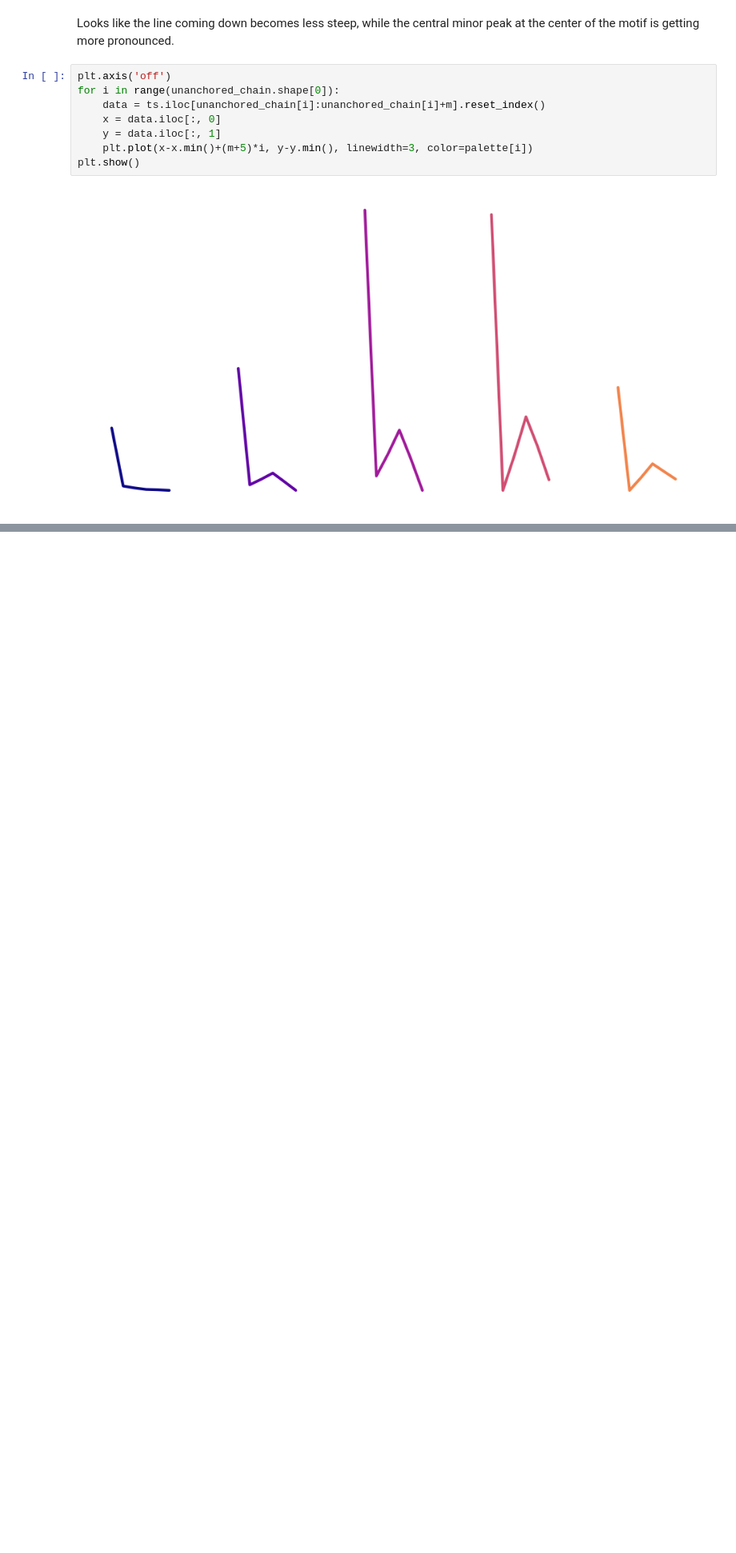
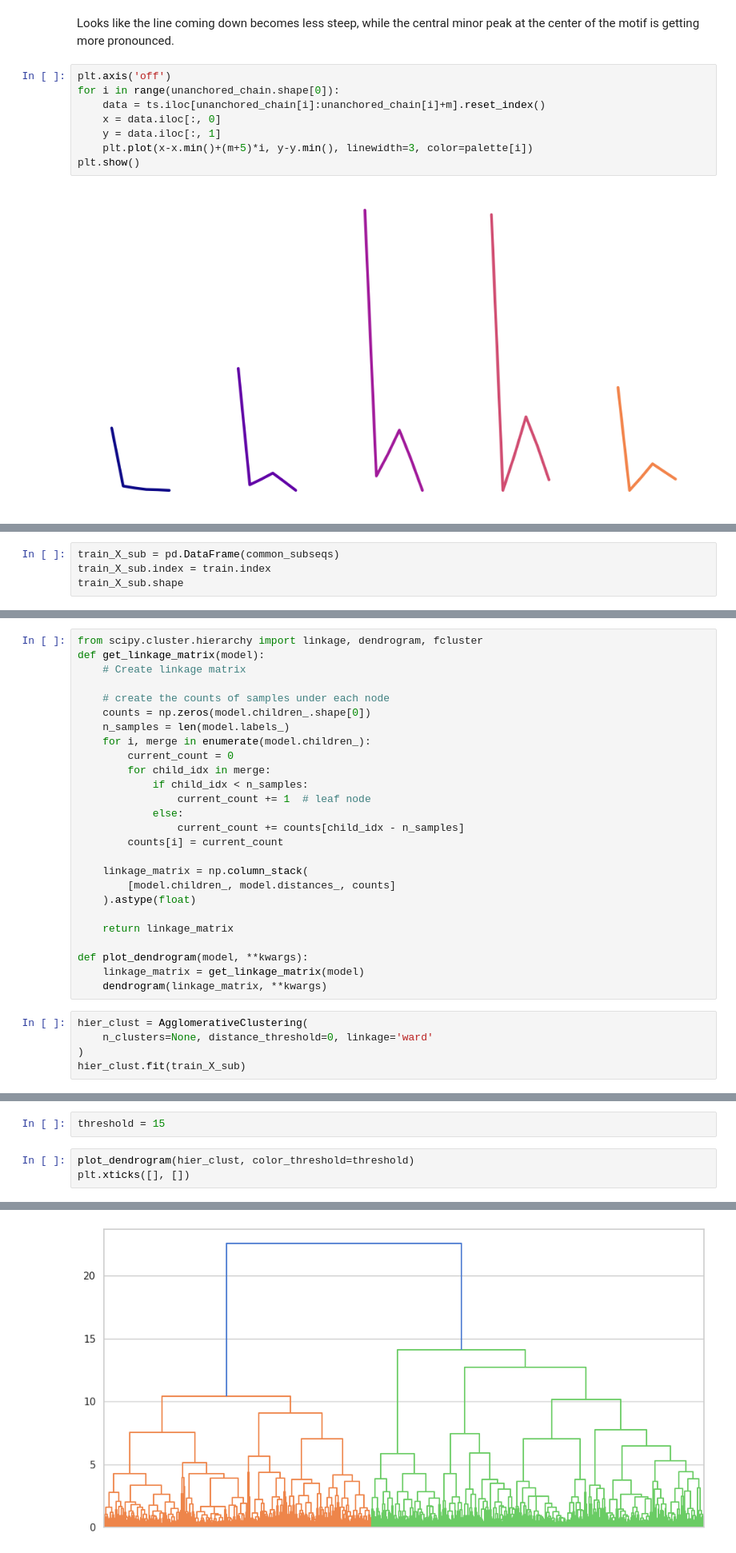
Before and after one commit to g-fabiani4-unipi/dm2_project, a Jupyter notebook: src/time_series/motifs_discords.ipynb, the cells around one changed output, grey strips where cells are left out. Shown at 80% size. Saved outputs shown, nothing was run; the diff lists cells and outputs as text; blank space fills up the shorter version.

```diff
--- a/src/time_series/motifs_discords.ipynb
+++ b/src/time_series/motifs_discords.ipynb
@@ -283,0 +370,4 @@ plt.show()
+# %%
+train_X_sub = pd.DataFrame(common_subseqs)
+train_X_sub.index = train.index
+train_X_sub.shape
@@ -283,0 +378,31 @@ plt.show()
+# %%
+from scipy.cluster.hierarchy import linkage, dendrogram, fcluster
+def get_linkage_matrix(model):
+    # Create linkage matrix
+
+    # create the counts of samples under each node
+    counts = np.zeros(model.children_.shape[0])
+    n_samples = len(model.labels_)
+    for i, merge in enumerate(model.children_):
+        current_count = 0
+        for child_idx in merge:
+            if child_idx < n_samples:
+                current_count += 1  # leaf node
+            else:
+                current_count += counts[child_idx - n_samples]
+        counts[i] = current_count
+
+    linkage_matrix = np.column_stack(
+        [model.children_, model.distances_, counts]
+    ).astype(float)
+
+    return linkage_matrix
+
+def plot_dendrogram(model, **kwargs):
+    linkage_matrix = get_linkage_matrix(model)
+    dendrogram(linkage_matrix, **kwargs)
+# %%
+hier_clust = AgglomerativeClustering(
+    n_clusters=None, distance_threshold=0, linkage='ward'
+)
+hier_clust.fit(train_X_sub)
@@ -283,0 +411,6 @@ plt.show()
+# %%
+threshold = 15
+# %%
+plot_dendrogram(hier_clust, color_threshold=threshold)
+plt.xticks([], [])
+# %% [output]
@@ -283,0 +418 @@ plt.show()
+[figure, added]
```
Also changed, not shown: parts of 33 cells of this notebook.
